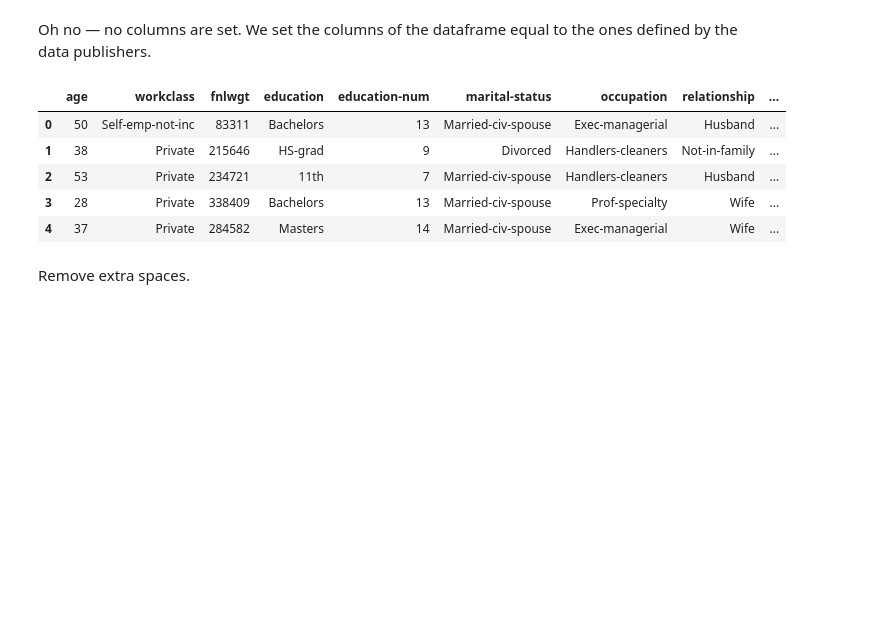
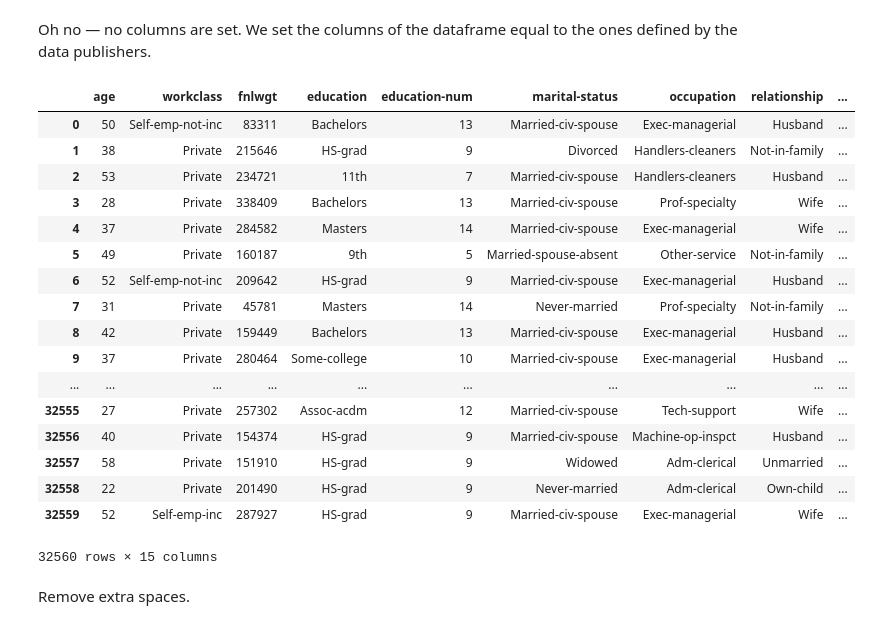
Before and after one commit to billwpierce/Intro-to-ML, a Jupyter notebook: Dataset Processing/Dataset Processing.ipynb, the cells around one changed output. Saved outputs shown, nothing was run; the diff lists cells and outputs as text; code cells hidden in the pictures; blank space fills up the shorter version.

```diff
--- a/Dataset Processing/Dataset Processing.ipynb
+++ b/Dataset Processing/Dataset Processing.ipynb
@@ -25,14 +26,26 @@ Oh no — no columns are set. We set the columns of the dataframe equal to the o
 # %%
 df.columns = ['age', 'workclass', 'fnlwgt', 'education', 'education-num', 'marital-status', 'occupation', 'relationship', 'race', 'sex', 'capital-gain', 'capital-loss', 'hours-per-week', 'native-country', 'result']
 # %%
-df.head()
+df
 # %% [output]
 |  | age | workclass | fnlwgt | education | education-num | marital-status | occupation | relationship | ... |
 | 0 | 50 | Self-emp-not-inc | 83311 | Bachelors | 13 | Married-civ-spouse | Exec-managerial | Husband | ... |
 | 1 | 38 | Private | 215646 | HS-grad | 9 | Divorced | Handlers-cleaners | Not-in-family | ... |
 | 2 | 53 | Private | 234721 | 11th | 7 | Married-civ-spouse | Handlers-cleaners | Husband | ... |
 | 3 | 28 | Private | 338409 | Bachelors | 13 | Married-civ-spouse | Prof-specialty | Wife | ... |
 | 4 | 37 | Private | 284582 | Masters | 14 | Married-civ-spouse | Exec-managerial | Wife | ... |
+| 5 | 49 | Private | 160187 | 9th | 5 | Married-spouse-absent | Other-service | Not-in-family | ... |
+| 6 | 52 | Self-emp-not-inc | 209642 | HS-grad | 9 | Married-civ-spouse | Exec-managerial | Husband | ... |
+| 7 | 31 | Private | 45781 | Masters | 14 | Never-married | Prof-specialty | Not-in-family | ... |
+| 8 | 42 | Private | 159449 | Bachelors | 13 | Married-civ-spouse | Exec-managerial | Husband | ... |
+| 9 | 37 | Private | 280464 | Some-college | 10 | Married-civ-spouse | Exec-managerial | Husband | ... |
+| ... | ... | ... | ... | ... | ... | ... | ... | ... | ... |
+| 32555 | 27 | Private | 257302 | Assoc-acdm | 12 | Married-civ-spouse | Tech-support | Wife | ... |
+| 32556 | 40 | Private | 154374 | HS-grad | 9 | Married-civ-spouse | Machine-op-inspct | Husband | ... |
+| 32557 | 58 | Private | 151910 | HS-grad | 9 | Widowed | Adm-clerical | Unmarried | ... |
+| 32558 | 22 | Private | 201490 | HS-grad | 9 | Never-married | Adm-clerical | Own-child | ... |
+| 32559 | 52 | Self-emp-inc | 287927 | HS-grad | 9 | Married-civ-spouse | Exec-managerial | Wife | ... |
+32560 rows × 15 columns
 # %% [markdown]
 Remove extra spaces.
 # %%
```
Also changed, not shown: parts of 12 cells of this notebook.
